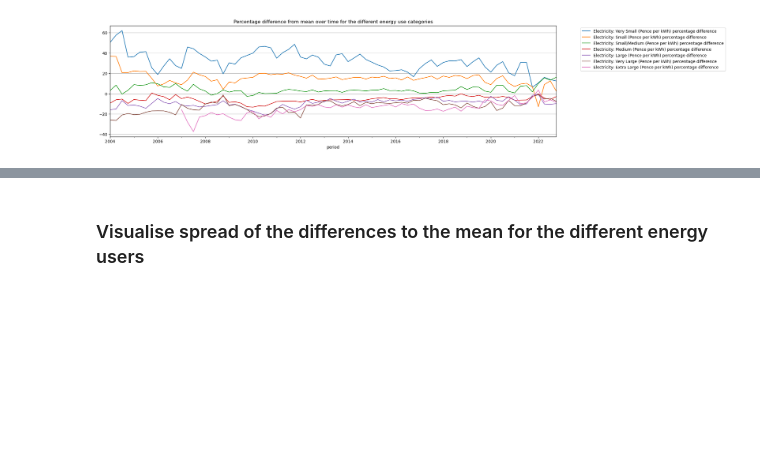
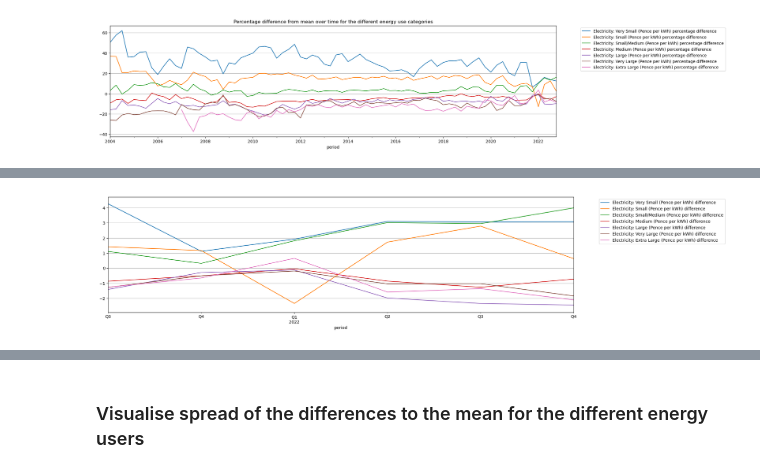
Before and after one commit to samuel-speller/Energy-affects-on-CPI-analysis, a Jupyter notebook: Energy_price_differences_due_to_consumption.ipynb, the cells around one changed output, grey strips where cells are left out. Saved outputs shown, nothing was run; the diff lists cells and outputs as text; code cells hidden in the pictures; blank space fills up the shorter version.

```diff
--- a/Energy_price_differences_due_to_consumption.ipynb
+++ b/Energy_price_differences_due_to_consumption.ipynb
@@ -183 +192,14 @@ plt.show()
+# %%
+
+abs_difference.plot(x='period', figsize=(20, 5))
+
+# Set the x-axis limits
+plt.xlim(['2021-09-01', '2022-10-01'])
+
+plt.grid(axis='y')
+plt.legend(bbox_to_anchor=(1.05, 1), loc='upper left')
+
+plt.show()
+# %% [output]
+[figure, added]
 # %%
```
Also changed, not shown: parts of 38 cells of this notebook, 2 other files.
